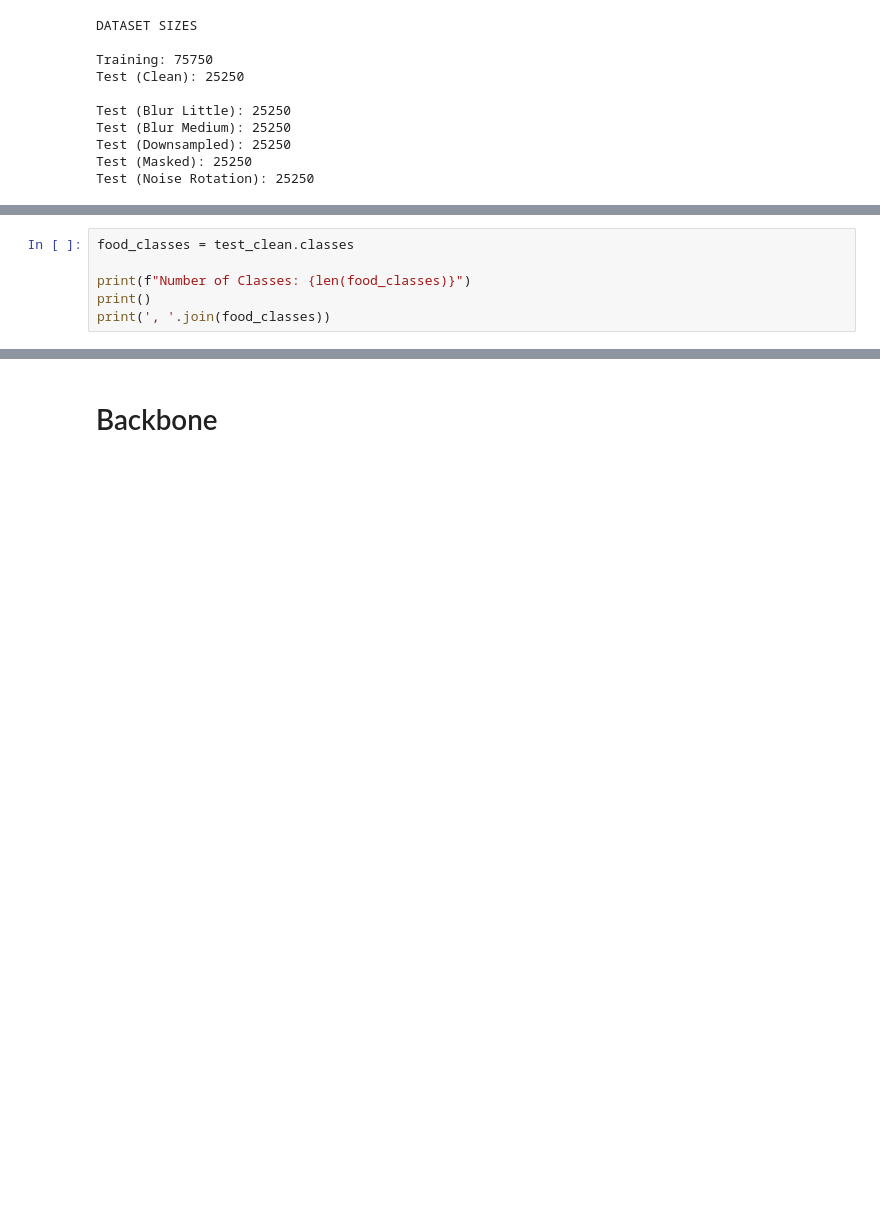
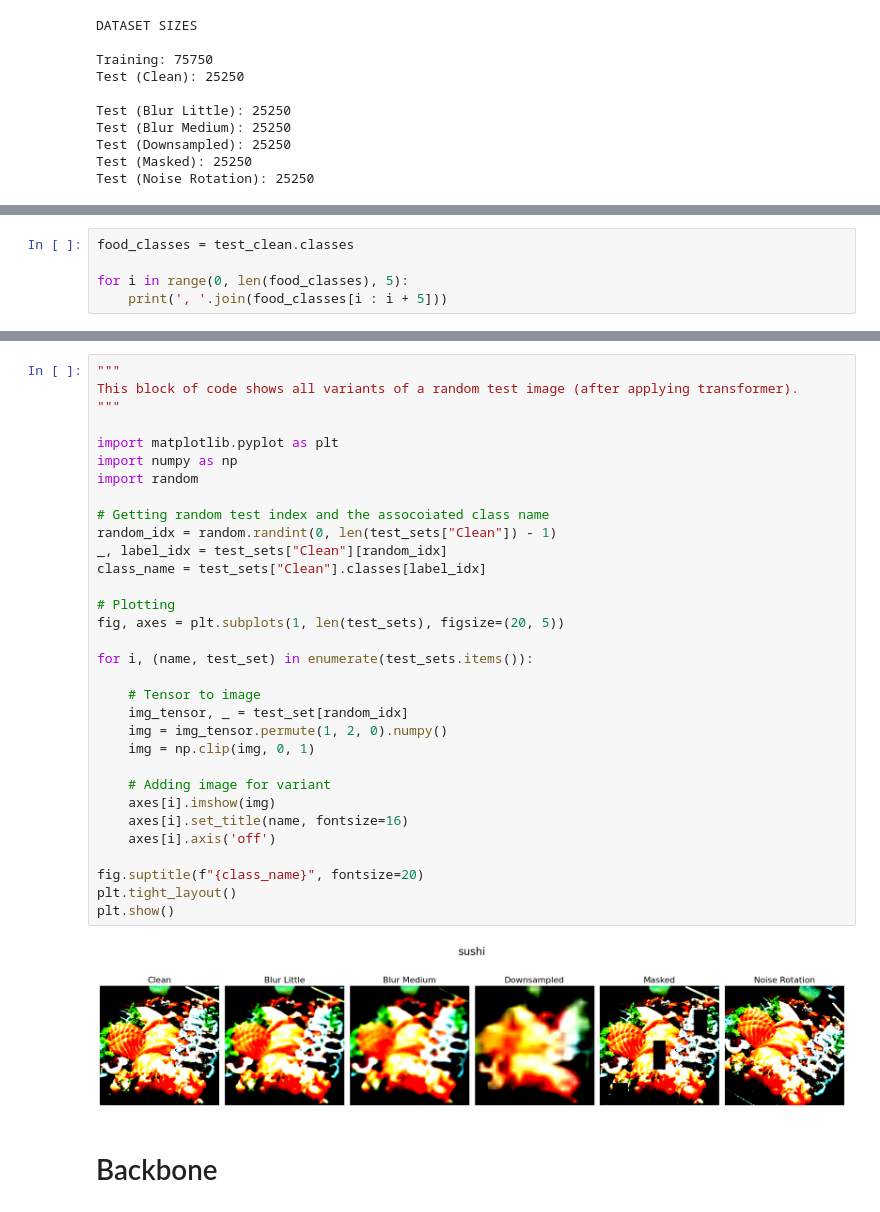
Before and after one commit to jgbreault/MealReveal, a Jupyter notebook: analysis.ipynb, the cells around one changed output, grey strips where cells are left out. Drawn from its saved outputs; the diff is of its cells as text; blank space fills up the shorter version.

```diff
--- a/analysis.ipynb
+++ b/analysis.ipynb
@@ -96,7 +142,6 @@ plt.show()
 # %%
 food_classes = test_clean.classes
 
-print(f"Number of Classes: {len(food_classes)}")
-print()
-print(', '.join(food_classes))
+for i in range(0, len(food_classes), 5):
+    print(', '.join(food_classes[i : i + 5]))
 # %% [output]
@@ -106,3 +165,37 @@ apple_pie, baby_back_ribs, baklava, beef_carpaccio, beef_tartare, beet_salad, be
+# %%
+"""
+This block of code shows all variants of a random test image (after applying transformer).
+"""
+
+import matplotlib.pyplot as plt
+import numpy as np
+import random
+
+# Getting random test index and the assocoiated class name
+random_idx = random.randint(0, len(test_sets["Clean"]) - 1)
+_, label_idx = test_sets["Clean"][random_idx]
+class_name = test_sets["Clean"].classes[label_idx]
+
+# Plotting
+fig, axes = plt.subplots(1, len(test_sets), figsize=(20, 5))
+
+for i, (name, test_set) in enumerate(test_sets.items()):
+
+    # Tensor to image
+    img_tensor, _ = test_set[random_idx]
+    img = img_tensor.permute(1, 2, 0).numpy()
+    img = np.clip(img, 0, 1)
+
+    # Adding image for variant
+    axes[i].imshow(img)
+    axes[i].set_title(name, fontsize=16)
+    axes[i].axis('off')
+
+fig.suptitle(f"{class_name}", fontsize=20)
+plt.tight_layout()
+plt.show()
+# %% [output]
+[figure, new version]
 # %% [markdown]
 # Backbone
 # %%
```
Also changed, not shown: parts of 9 cells of this notebook.
